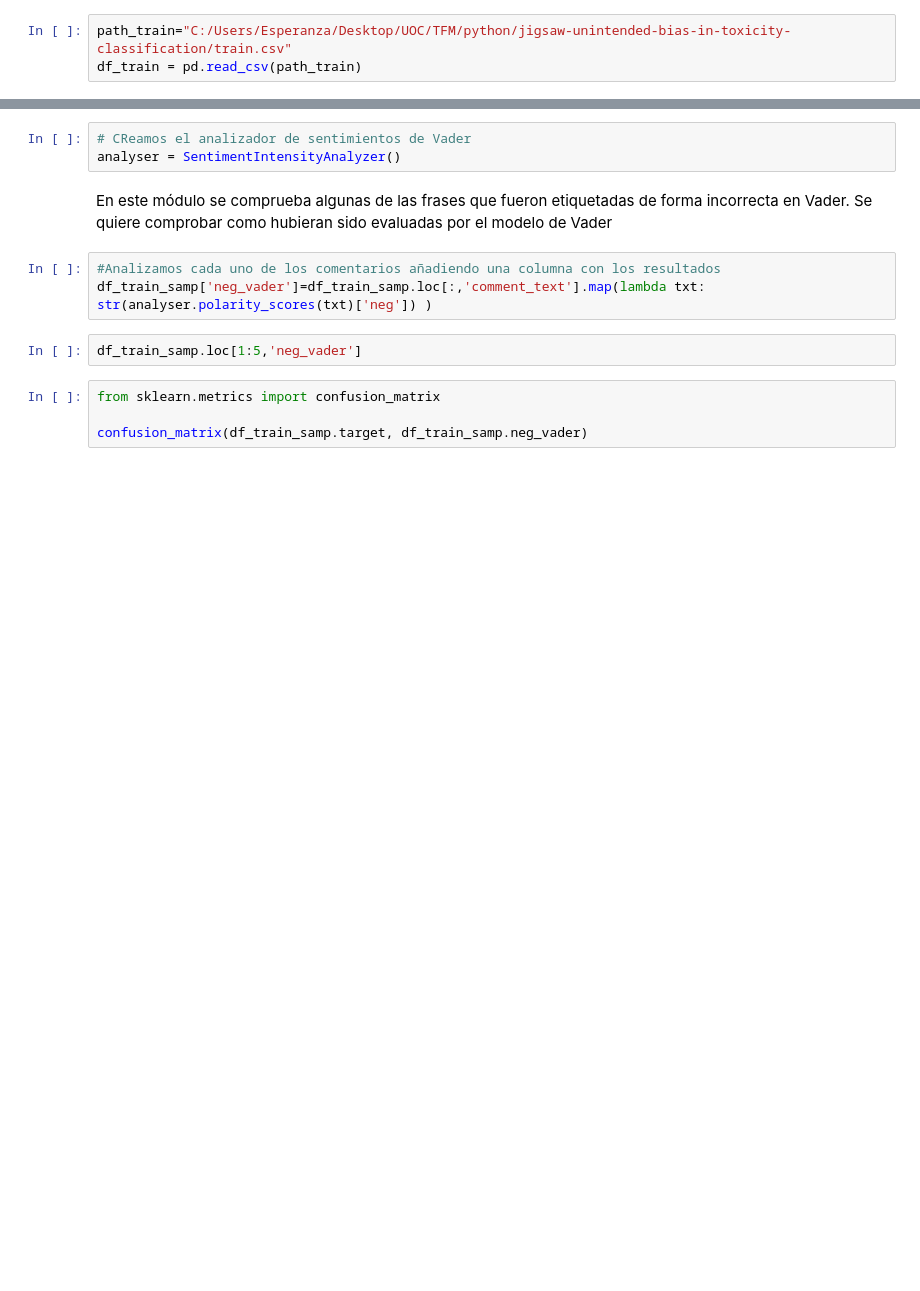
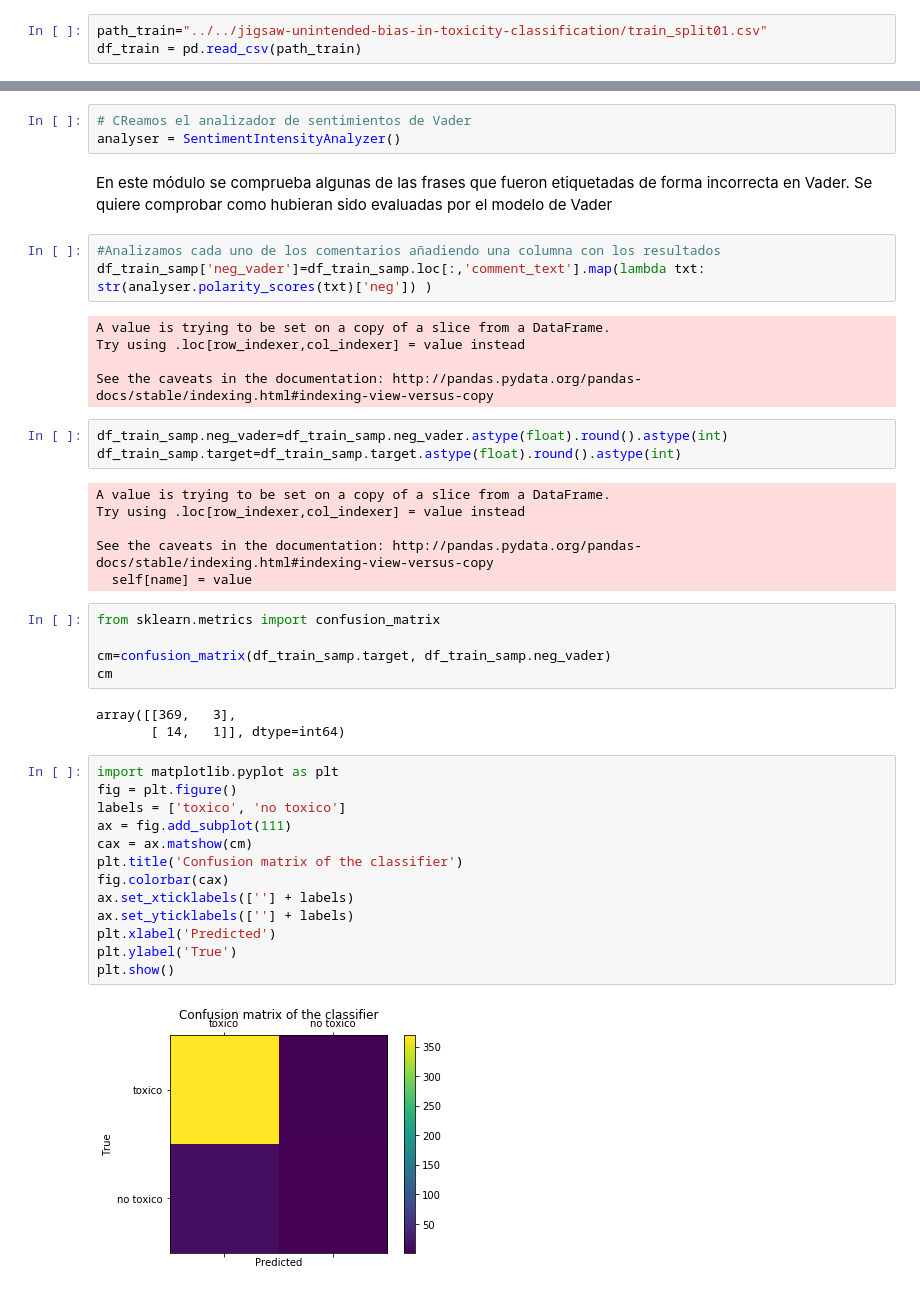
Before and after one commit to SpRdgz/TFM, a Jupyter notebook: 02_State_Of_The_Art/pruebaVader_jigsaw.ipynb, the cells around one changed output, grey strips where cells are left out. Saved outputs shown, nothing was run; the diff lists cells and outputs as text; blank space fills up the shorter version.

Commit message:
vader version final

```diff
--- a/02_State_Of_The_Art/pruebaVader_jigsaw.ipynb
+++ b/02_State_Of_The_Art/pruebaVader_jigsaw.ipynb
@@ -10,5 +13,5 @@ import string
 # %%
-path_train="C:/Users/Esperanza/Desktop/UOC/TFM/python/jigsaw-unintended-bias-in-toxicity-classification/train.csv"
+path_train="../../jigsaw-unintended-bias-in-toxicity-classification/train_split01.csv"
 df_train = pd.read_csv(path_train)
 # %%
 # Selección de las columnas de interes
@@ -23,9 +26,40 @@ En este módulo se comprueba algunas de las frases que fueron etiquetadas de for
 # %%
 #Analizamos cada uno de los comentarios añadiendo una columna con los resultados
 df_train_samp['neg_vader']=df_train_samp.loc[:,'comment_text'].map(lambda txt: str(analyser.polarity_scores(txt)['neg']) )
+# %% [output]
+A value is trying to be set on a copy of a slice from a DataFrame.
+Try using .loc[row_indexer,col_indexer] = value instead
+
+See the caveats in the documentation: http://pandas.pydata.org/pandas-docs/stable/indexing.html#indexing-view-versus-copy
-# %%
-df_train_samp.loc[1:5,'neg_vader']
+# %%
+df_train_samp.neg_vader=df_train_samp.neg_vader.astype(float).round().astype(int)
+df_train_samp.target=df_train_samp.target.astype(float).round().astype(int)
+# %% [output]
+A value is trying to be set on a copy of a slice from a DataFrame.
+Try using .loc[row_indexer,col_indexer] = value instead
+
+See the caveats in the documentation: http://pandas.pydata.org/pandas-docs/stable/indexing.html#indexing-view-versus-copy
+  self[name] = value
 # %%
 from sklearn.metrics import confusion_matrix
 
-confusion_matrix(df_train_samp.target, df_train_samp.neg_vader)
+cm=confusion_matrix(df_train_samp.target, df_train_samp.neg_vader)
+cm
+# %% [output]
+array([[369,   3],
+       [ 14,   1]], dtype=int64)
+# %%
+import matplotlib.pyplot as plt
+fig = plt.figure()
+labels = ['toxico', 'no toxico']
+ax = fig.add_subplot(111)
+cax = ax.matshow(cm)
+plt.title('Confusion matrix of the classifier')
+fig.colorbar(cax)
+ax.set_xticklabels([''] + labels)
+ax.set_yticklabels([''] + labels)
+plt.xlabel('Predicted')
+plt.ylabel('True')
+plt.show()
+# %% [output]
+[figure, added]
```
Also changed, not shown: parts of 4 cells of this notebook, 1 other file.
